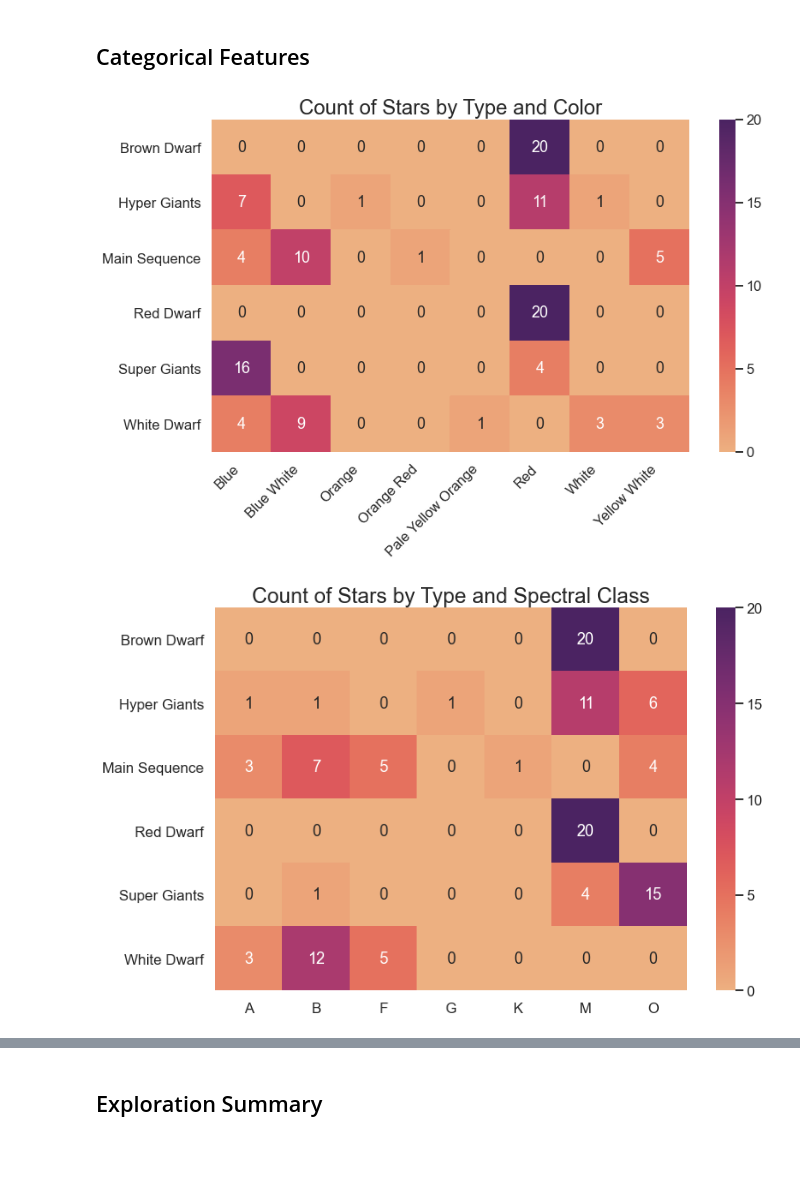
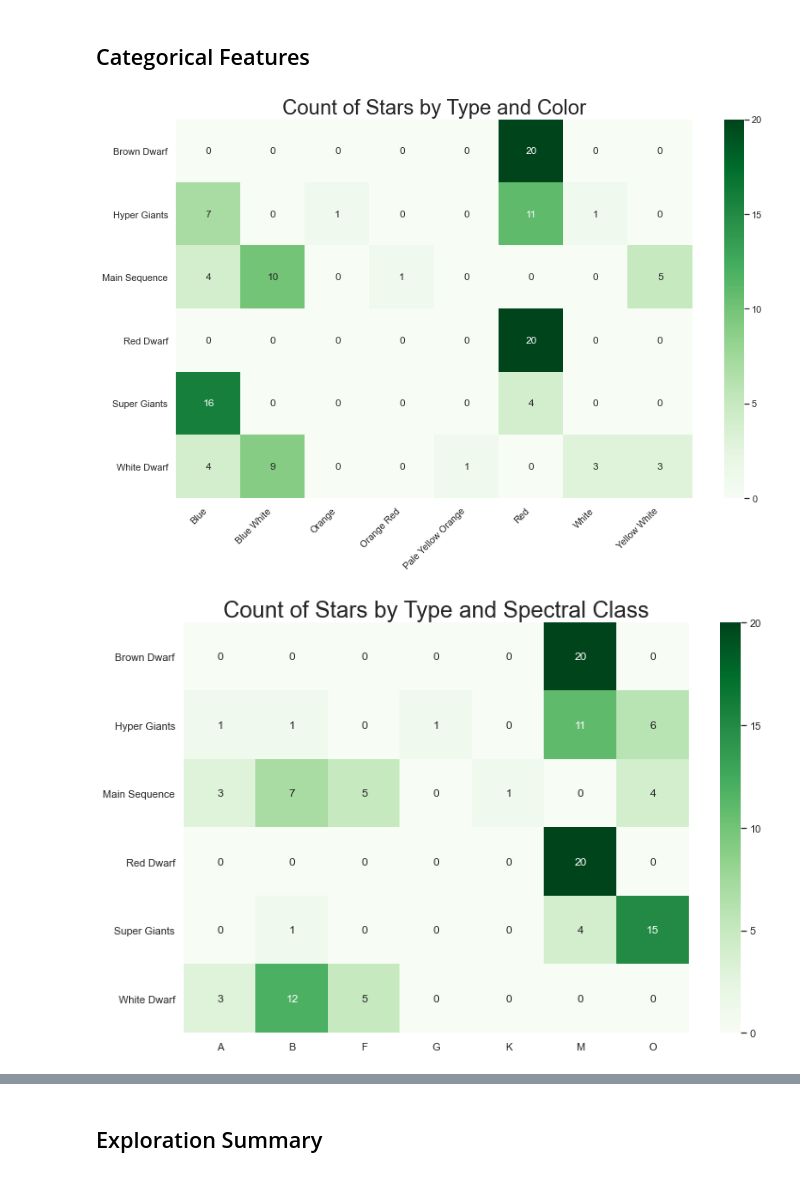
Before and after one commit to Promeos/Stellar_Classification, a Jupyter notebook: MVP.ipynb, the cells around one changed output, grey strips where cells are left out. Saved outputs shown, nothing was run; the diff lists cells and outputs as text; code cells hidden in the pictures.

```diff
--- a/MVP.ipynb
+++ b/MVP.ipynb
@@ -416,0 +459,26 @@ plt.tight_layout();
+# %%
+sns.set_context('notebook')
+
+fig = plt.figure(figsize=(8,8))
+ax = fig.add_subplot(projection='3d')
+
+
+for star, marker, color in zip(star_names, markers, marker_color):
+    temp = train[train['star_type_name'] == star]
+
+    ax.scatter(xs=temp["temperature"],
+               ys=temp["absolute_magnitude"],
+               zs=temp["radius"],
+               c=color,
+               s=100,
+               alpha=.75,
+               marker=marker)
+
+ax.set_xlabel('Temperature')
+ax.set_ylabel('Absolute Magnitude')
+ax.set_zlabel('')
+ax.view_init(90,0)
+
+plt.legend(star_names)
+plt.tight_layout()
+plt.show()
@@ -428,7 +498,8 @@ TARGET = 'star_type'
 fmt_column_names = [column.replace('_', ' ').title() for column in boxplot_column_names]
 fmt_target_name = TARGET.replace('_', ' ').title()
 # %%
-for i, (col_name, fmt_col_name) in enumerate(zip(boxplot_column_names, fmt_column_names)): print(i, col_name, fmt_col_name)
+for i, (col_name, fmt_col_name) in enumerate(zip(boxplot_column_names, fmt_column_names)):
+    print(i, col_name, fmt_col_name)
 # %% [output]
 0 temperature Temperature
 1 luminosity Luminosity
@@ -444,13 +515,14 @@ with sns.axes_style("white"):
     for i, (col_name, fmt_col_name) in enumerate(zip(boxplot_column_names, fmt_column_names)):
         sns.boxplot(ax=axs[i],
                     x=train['star_type_name'],
-                    y=train[col_name])
+                    y=train[col_name],
+                    whis=3)
 
         axs[i].set_title(f'Distribution of {fmt_col_name}')
         axs[i].xaxis.set_label_text('')
         axs[i].yaxis.set_label_text(fmt_col_name)
 
-        axs[i].set_yscale('log')
+        axs[i].set_yscale('symlog')
 
 plt.subplots_adjust(hspace=.5)
 # %% [output]
@@ -465,7 +537,8 @@ with sns.axes_style("white"):
     for i, (col_name, fmt_col_name) in enumerate(zip(boxplot_column_names, fmt_column_names)):
         sns.boxplot(ax=axs[i],
                     x=train['star_type_name'],
-                    y=train[col_name])
+                    y=train[col_name],
+                    whis=3)
 
         axs[i].set_title(f'Distribution of {fmt_col_name}')
         axs[i].xaxis.set_label_text('')
@@ -487,7 +560,7 @@ cbar_format = {'ticks':list(np.arange(0, 21, 5))}
 plt.figure(figsize=(12, 8))
 
 sns.heatmap(star_color_ctb,
-            cmap='flare',
+            cmap='Greens',
             annot=True,
             cbar_kws=cbar_format)
 
@@ -503,22 +576,22 @@ plt.xticks(ticks=np.arange(.5, len(star_color_ctb.columns)+.5),
 plt.tight_layout()
 plt.show()
 # %% [output]
-[figure, old version]
+[figure, new version]
 # %%
 plt.figure(figsize=(12, 8))
 
 sns.heatmap(star_spectral_class_ctb,
-            cmap='flare',
+            cmap='Greens',
             annot=True,
             cbar_kws=cbar_format)
 
 plt.title('Count of Stars by Type and Spectral Class', fontsize=24)
 plt.xlabel('')
 plt.ylabel('')
 
 plt.show()
 # %% [output]
-[figure, old version]
+[figure, new version]
 # %%
 plt.figure(figsize=(8, 6))
 
```
Also changed, not shown: parts of 22 cells of this notebook, 1 other file.
